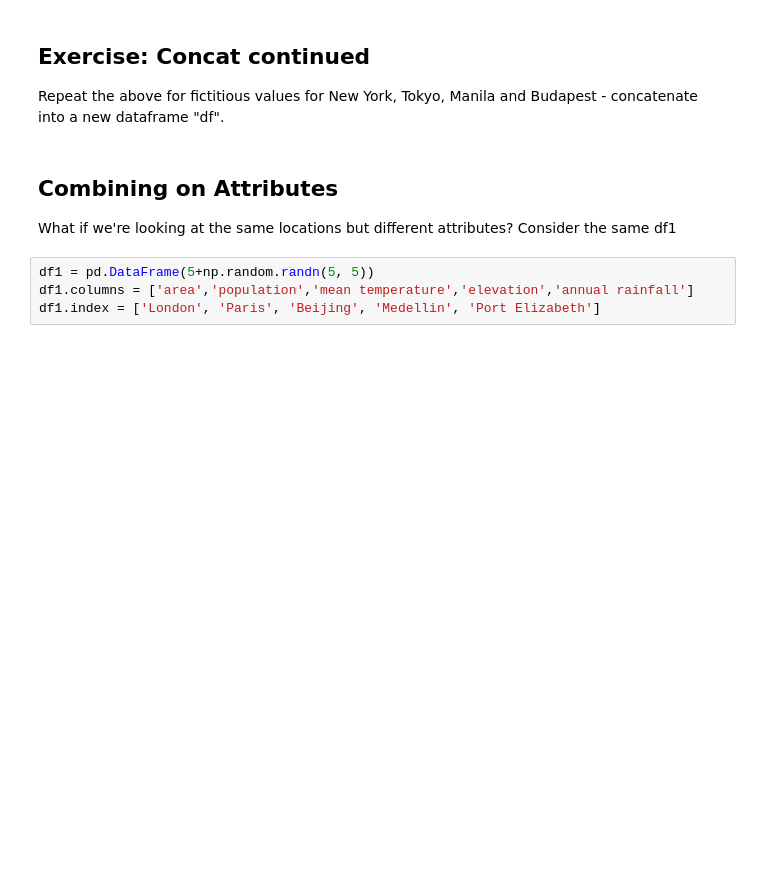
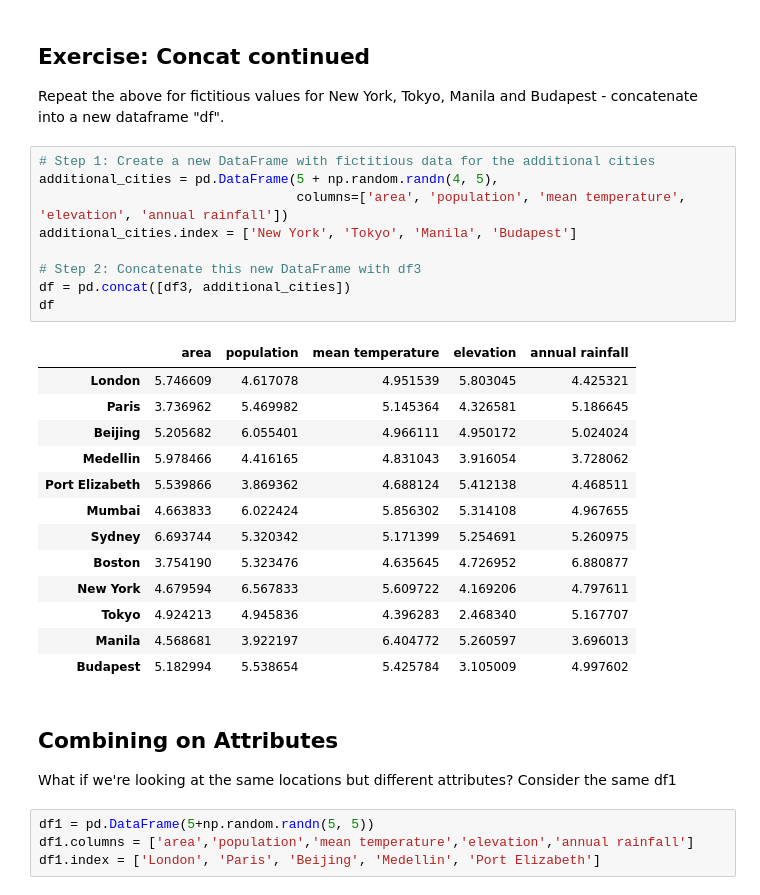
Before and after one commit to sofiabuono7/QM2, a Jupyter notebook: notebooks/W06. Merging and Joining.ipynb, the cells around one changed output. Saved outputs shown, nothing was run; the diff lists cells and outputs as text; blank space fills up the shorter version.

```diff
--- a/notebooks/W06. Merging and Joining.ipynb
+++ b/notebooks/W06. Merging and Joining.ipynb
@@ -155,6 +155,29 @@ df3
 ## Exercise: Concat continued
 
 Repeat the above for fictitious values for New York, Tokyo, Manila and Budapest - concatenate into a new dataframe "df".
+# %%
+# Step 1: Create a new DataFrame with fictitious data for the additional cities
+additional_cities = pd.DataFrame(5 + np.random.randn(4, 5),
+                                 columns=['area', 'population', 'mean temperature', 'elevation', 'annual rainfall'])
+additional_cities.index = ['New York', 'Tokyo', 'Manila', 'Budapest']
+
+# Step 2: Concatenate this new DataFrame with df3
+df = pd.concat([df3, additional_cities])
+df
+# %% [output]
+|  | area | population | mean temperature | elevation | annual rainfall |
+| London | 5.746609 | 4.617078 | 4.951539 | 5.803045 | 4.425321 |
+| Paris | 3.736962 | 5.469982 | 5.145364 | 4.326581 | 5.186645 |
+| Beijing | 5.205682 | 6.055401 | 4.966111 | 4.950172 | 5.024024 |
+| Medellin | 5.978466 | 4.416165 | 4.831043 | 3.916054 | 3.728062 |
+| Port Elizabeth | 5.539866 | 3.869362 | 4.688124 | 5.412138 | 4.468511 |
+| Mumbai | 4.663833 | 6.022424 | 5.856302 | 5.314108 | 4.967655 |
+| Sydney | 6.693744 | 5.320342 | 5.171399 | 5.254691 | 5.260975 |
+| Boston | 3.754190 | 5.323476 | 4.635645 | 4.726952 | 6.880877 |
+| New York | 4.679594 | 6.567833 | 5.609722 | 4.169206 | 4.797611 |
+| Tokyo | 4.924213 | 4.945836 | 4.396283 | 2.468340 | 5.167707 |
+| Manila | 4.568681 | 3.922197 | 6.404772 | 5.260597 | 3.696013 |
+| Budapest | 5.182994 | 5.538654 | 5.425784 | 3.105009 | 4.997602 |
 # %% [markdown]
 ## Combining on Attributes
 
```
Also changed, not shown: parts of 22 cells of this notebook.
